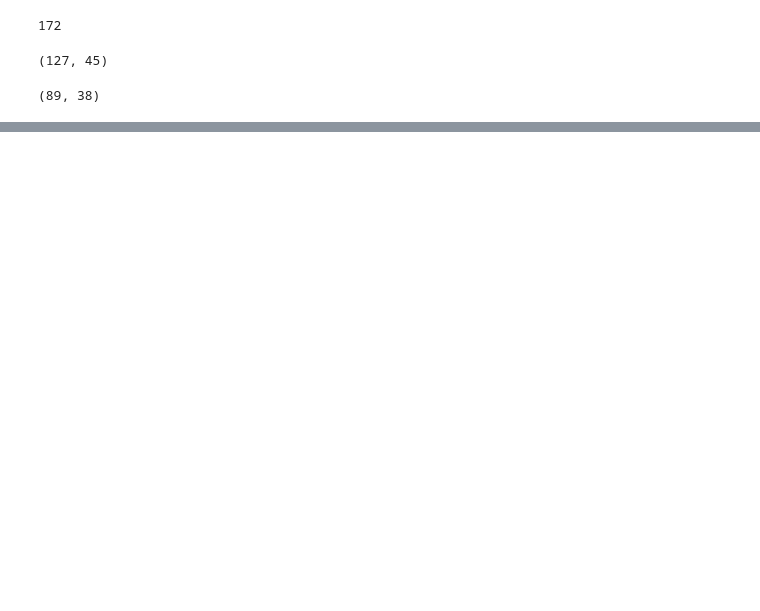
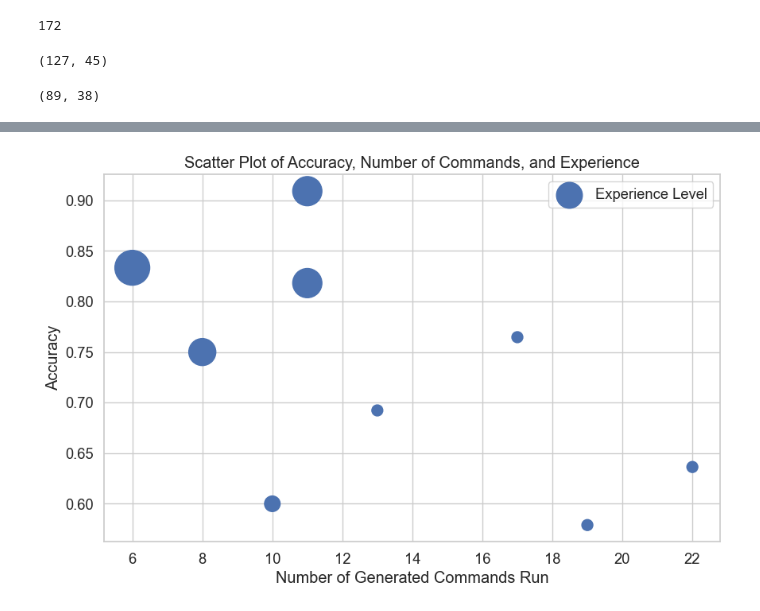
Before and after one commit to nedimazar/thesisPublic, a Jupyter notebook: src/userStudy/Usage Analysis.ipynb, the cells around one changed output, grey strips where cells are left out. Drawn from its saved outputs; the diff is of its cells as text; code cells hidden in the pictures; blank space fills up the shorter version.

```diff
--- a/src/userStudy/Usage Analysis.ipynb
+++ b/src/userStudy/Usage Analysis.ipynb
@@ -149,0 +251,4 @@ df.describe()
+# %%
+df2 = pd.read_csv('results.csv')
+# %%
+dfall = pd.merge(df, df2, on='name')
@@ -149,0 +324,15 @@ df.describe()
+# %%
+import matplotlib.pyplot as plt
+
+# Define a scaling factor for better visualization. Adjust this as needed.
+scaling_factor = 100
+
+plt.figure(figsize=(10, 6))
+plt.scatter(dfall['run'], dfall['accuracy'], s=dfall['exp_years']*scaling_factor, label='Experience Level')
+plt.title('Scatter Plot of Accuracy, Number of Commands, and Experience')
+plt.xlabel('Number of Generated Commands Run')
+plt.ylabel('Accuracy')
+plt.legend()
+plt.show()
+# %% [output]
+[figure, added]
```
Also changed, not shown: parts of 14 cells of this notebook, 7 other files.
